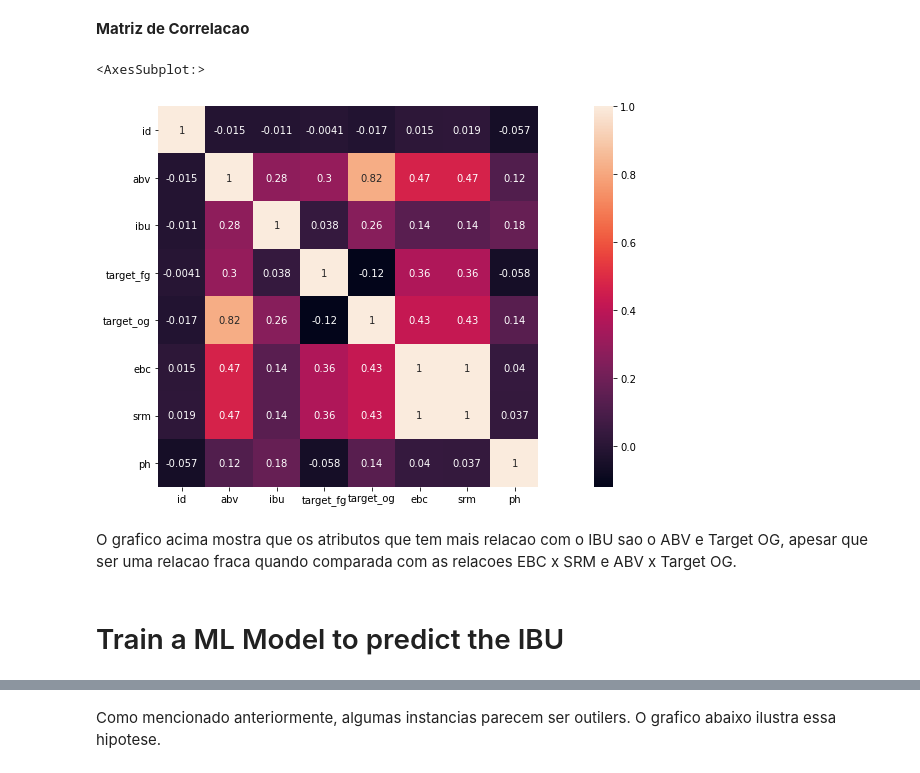
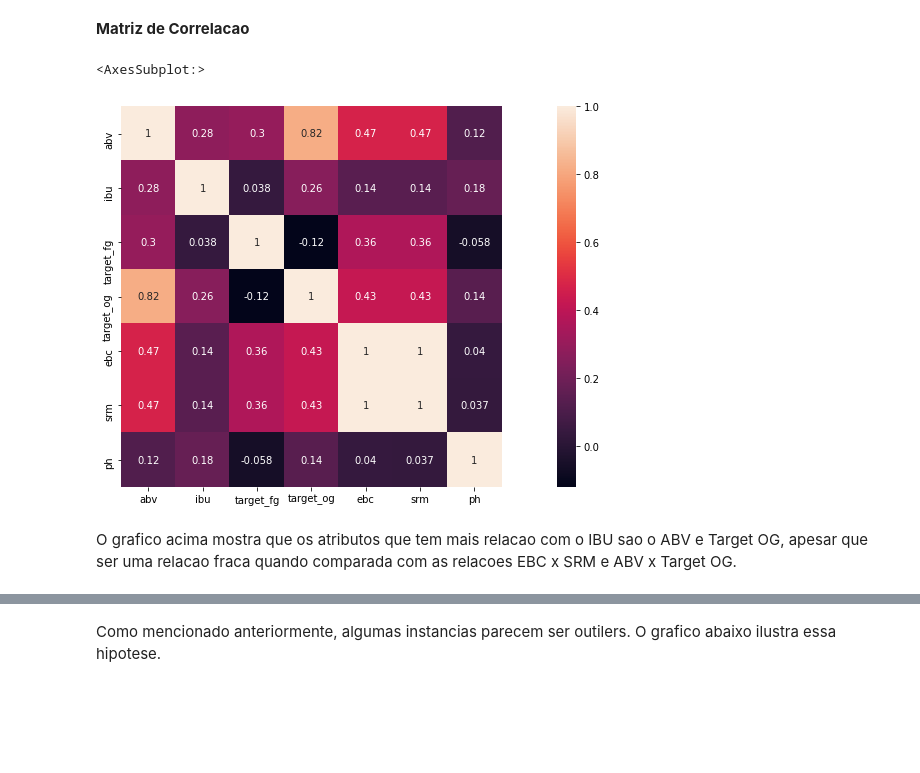
Before and after one commit to arthurbatista/punk_ml, a Jupyter notebook: ml_punk_redshift.ipynb, the cells around one changed output, grey strips where cells are left out. Drawn from its saved outputs; the diff is of its cells as text; code cells hidden in the pictures; blank space fills up the shorter version.

Commit message:
Adding classifiers
Binning IBU and to use classifier models.

```diff
--- a/ml_punk_redshift.ipynb
+++ b/ml_punk_redshift.ipynb
@@ -149,3 +156,6 @@ beer_df
 | 323 | 324 | Fools Gold Dortmunder Lager | 5.6 | 32.0 | 1009.0 | 1052.0 | 11.0 | 6.0 | 4.2 |
 | 324 | 325 | Zipcode | 5.0 | 37.0 | 1006.0 | 1044.0 | 5.0 | 3.0 | 4.4 |
 325 rows × 9 columns
+# %%
+beer_df = beer_df[attributes]
+beer_df
@@ -267,11 +283,9 @@ Apos a remocao das tres instancias, podemos visualizar melhor a correlacao de ca
 **Matriz de Correlacao**
 # %%
 plt.figure(figsize=(20,7))
-sns.heatmap(beer_no_out_df[numeric_atts].corr(), annot=True, square=True)
+sns.heatmap(beer_no_out_df.corr(), annot=True, square=True)
 # %% [output]
 <AxesSubplot:>
-[figure, old version]
+[figure, new version]
 # %% [markdown]
 O grafico acima mostra que os atributos que tem mais relacao com o IBU sao o ABV e Target OG, apesar que ser uma relacao fraca quando comparada com as relacoes EBC x SRM e ABV x Target OG.
-# %% [markdown]
-# Train a ML Model to predict the IBU
```
Also changed, not shown: parts of 48 cells of this notebook.
